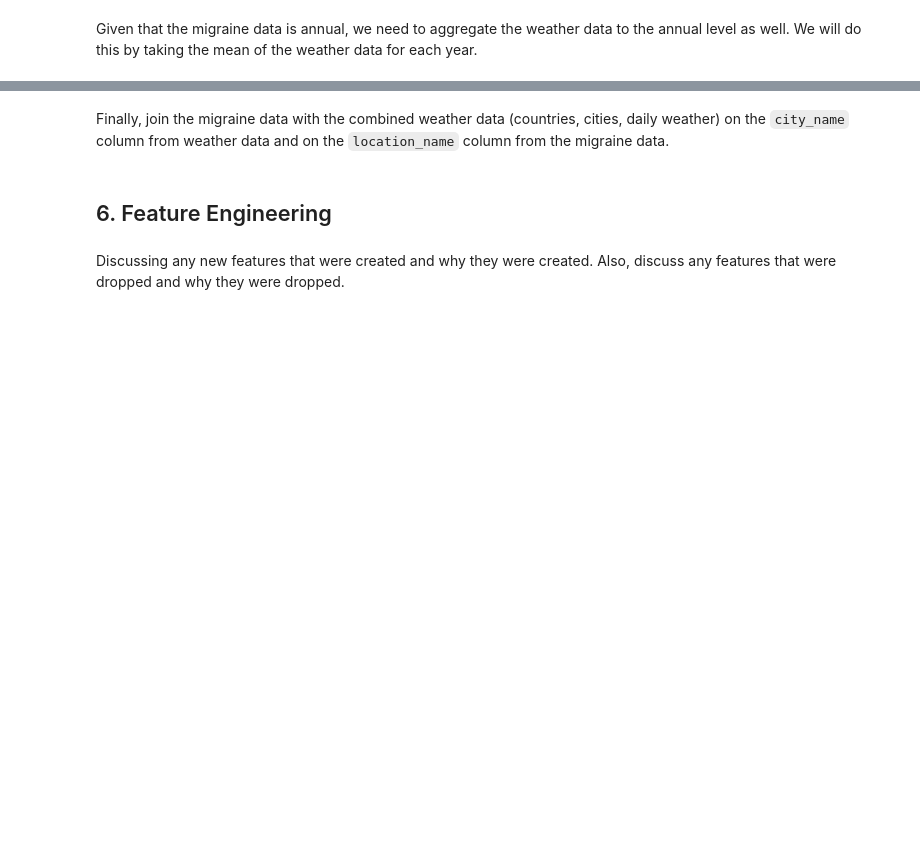
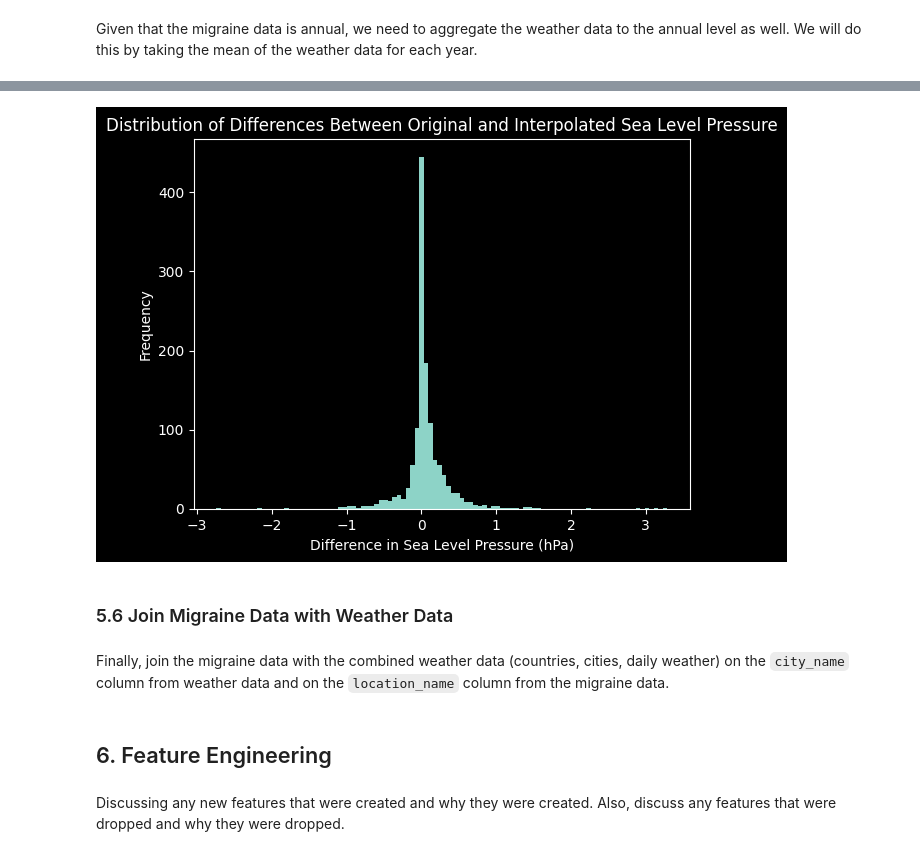
Before and after one commit to christinedbaxter/analyticsCapstone, a Jupyter notebook: notebooks/02_data_preprocessing.ipynb, the cells around one changed output, grey strips where cells are left out. Saved outputs shown, nothing was run; the diff lists cells and outputs as text; code cells hidden in the pictures; blank space fills up the shorter version.

```diff
--- a/notebooks/02_data_preprocessing.ipynb
+++ b/notebooks/02_data_preprocessing.ipynb
@@ -178,0 +1173,5 @@ usa_weather_bfill.info()
+# %%
+# Handle missing values for `avg_sea_level_pres_hpa` column utilizing linear interpolation
+usa_weather['avg_sea_level_pres_hpa_bfill'] = usa_weather['avg_sea_level_pres_hpa'].bfill()
+
+usa_weather.isnull().sum()
@@ -178,0 +1196,14 @@ usa_weather_bfill.info()
+# %%
+# Group by 'year' and 'state', then aggregate the numerical columns
+annual_usa_weather_by_state_2 = usa_weather.groupby(['year', 'state']).agg({
+    'avg_temp_c': 'mean',
+    'min_temp_c': 'mean',
+    'max_temp_c': 'mean',
+    'precipitation_mm': 'sum',
+    'avg_sea_level_pres_hpa': 'mean',
+    'avg_sea_level_pres_hpa_linear': 'mean',
+    'avg_sea_level_pres_hpa_ffill': 'mean',
+    'avg_sea_level_pres_hpa_bfill': 'mean',
+    'latitude': 'first',  # Assuming all latitudes are the same for a given year and state
+    'longitude': 'first'  # Assuming all longitudes are the same for a given year and state
+}).reset_index()
@@ -178,0 +1222,6 @@ usa_weather_bfill.info()
+# %%
+# Calculate the difference between the two columns
+annual_usa_weather_by_state_2['avg_sea_level_pres_hpa_diff_bfill'] = annual_usa_weather_by_state_2['avg_sea_level_pres_hpa'] - annual_usa_weather_by_state_2['avg_sea_level_pres_hpa_bfill']
+
+# Describe the difference to get basic statistics
+annual_usa_weather_by_state_2['avg_sea_level_pres_hpa_diff_bfill'].describe()
@@ -179,3 +1238,23 @@ usa_weather_bfill.info()
+# %%
+import matplotlib.pyplot as plt
+import numpy as np
+
+# Your DataFrame should be named, for example, 'usa_weather'
+# and the column with the differences should be 'sea_level_pres_diff'
+
+# # Calculate number of bins using the Square Root Rule
+# num_bins = int(np.sqrt(len(annual_usa_weather_by_state_2['avg_sea_level_pres_hpa_diff_ffill'].dropna())))
+
+# Plot histogram of the differences
+plt.hist(annual_usa_weather_by_state_2['avg_sea_level_pres_hpa_diff_bfill'].dropna(), bins=100)
+plt.title('Distribution of Differences Between Original and Interpolated Sea Level Pressure')
+plt.xlabel('Difference in Sea Level Pressure (hPa)')
+plt.ylabel('Frequency')
+plt.show()
+# %% [output]
+[figure, added]
+# %% [markdown]
+### 5.6 Join Migraine Data with Weather Data
 # %% [markdown]
 Finally, join the migraine data with the combined weather data (countries, cities, daily weather) on the `city_name` column from weather data and on the `location_name` column from the migraine data.
 # %%
```
Also changed, not shown: parts of 115 cells of this notebook, 2 other files.
